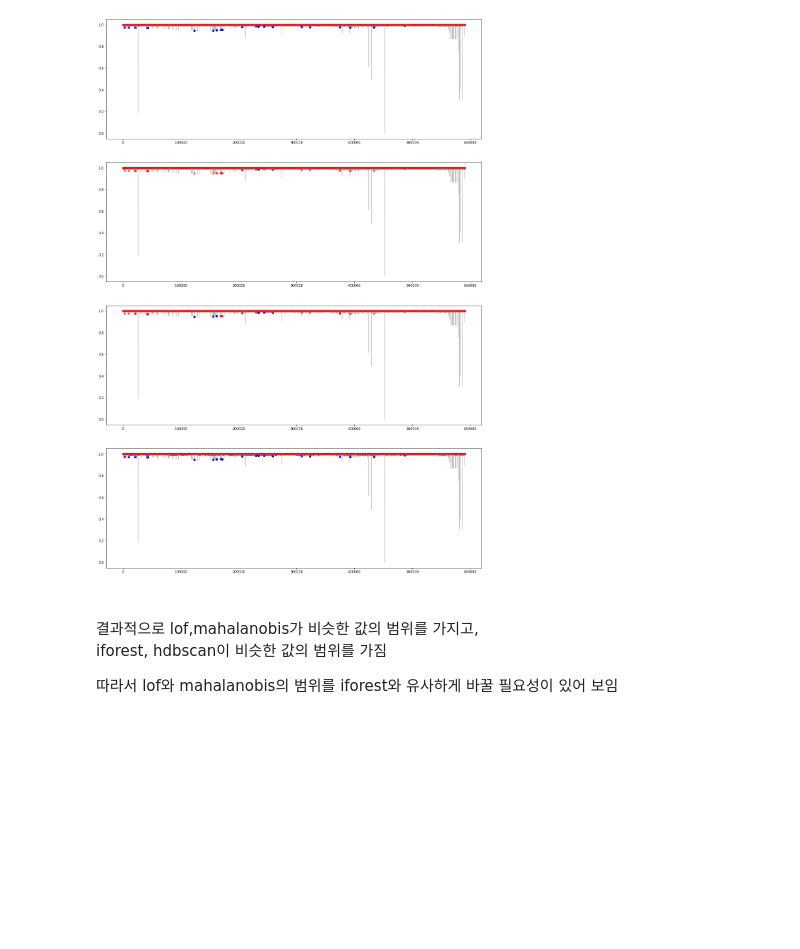
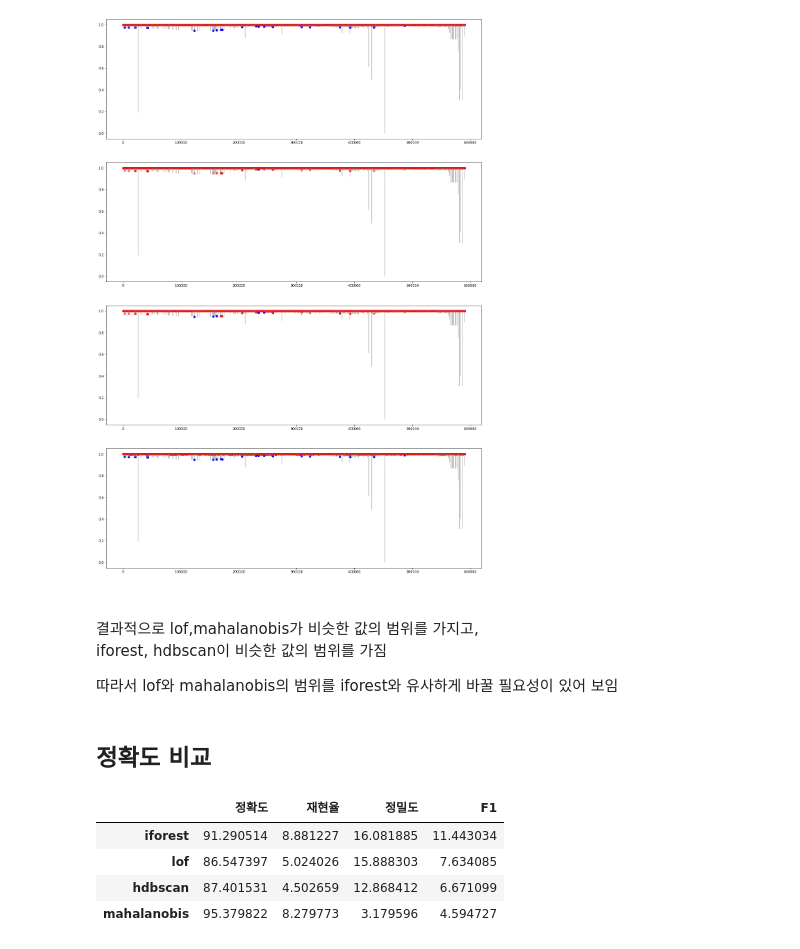
Before and after one commit to kkimlim2/outlier_detection, a Jupyter notebook: comparison.ipynb, the cells around one changed output. Cells and saved outputs as stored; diff of their text form; code cells hidden in the pictures; blank space fills up the shorter version.

```diff
--- a/comparison.ipynb
+++ b/comparison.ipynb
@@ -149,3 +149,55 @@ for i in range(4):
 iforest, hdbscan이 비슷한 값의 범위를 가짐
 
 따라서 lof와 mahalanobis의 범위를 iforest와 유사하게 바꿀 필요성이 있어 보임
+# %% [markdown]
+## 정확도 비교
+# %%
+class auc_cal:
+    def __init__(self,df,method):
+        self.method=method
+        self.tab=pd.crosstab(df[method],df['isFraud'])
+        self.FP=self.tab.iloc[0,0]
+        self.TP=self.tab.iloc[0,1]
+        self.FN=self.tab.iloc[1,1]
+        self.TN=self.tab.iloc[1,0]
+
+    def aucCAL(self):
+        total=self.FP+self.TP+self.FN+self.TN
+        auc=self.TP+self.TN
+        return auc/total * 100
+
+    def recallCAL(self):
+        total=self.TP+self.FP
+        self.recall=self.TP/total
+        return self.recall * 100
+
+    def Precision(self):
+        total=self.TP+self.FN
+        self.precision=self.TP/total
+        return self.precision *100
+
+    def F1score(self):
+        nominator=self.precision+self.recall
+        denominator=self.precision * self.recall
+        return 2 * denominator / nominator * 100
+# %%
+table=pd.DataFrame()
+for method in methods:
+    col=np.zeros(4)
+    setdata=auc_cal(target,method)
+    col[0]=setdata.aucCAL()
+    col[1]=setdata.recallCAL()
+    col[2]=setdata.Precision()
+    col[3]=setdata.F1score()
+    table[method]=col
+# %%
+table=table.transpose()
+table.columns=['정확도','재현율','정밀도','F1']
+# %%
+table
+# %% [output]
+|  | 정확도 | 재현율 | 정밀도 | F1 |
+| iforest | 91.290514 | 8.881227 | 16.081885 | 11.443034 |
+| lof | 86.547397 | 5.024026 | 15.888303 | 7.634085 |
+| hdbscan | 87.401531 | 4.502659 | 12.868412 | 6.671099 |
+| mahalanobis | 95.379822 | 8.279773 | 3.179596 | 4.594727 |
```
